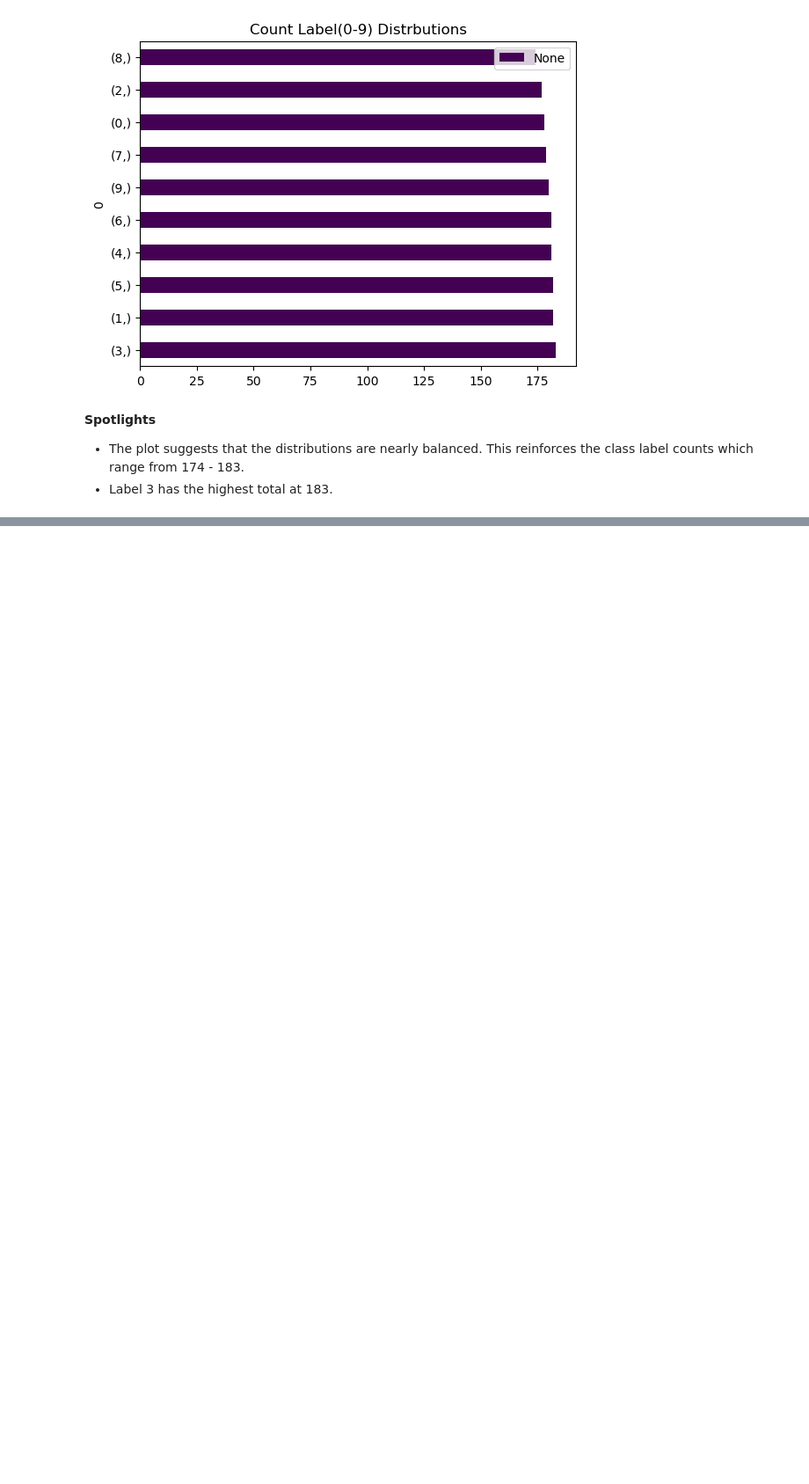
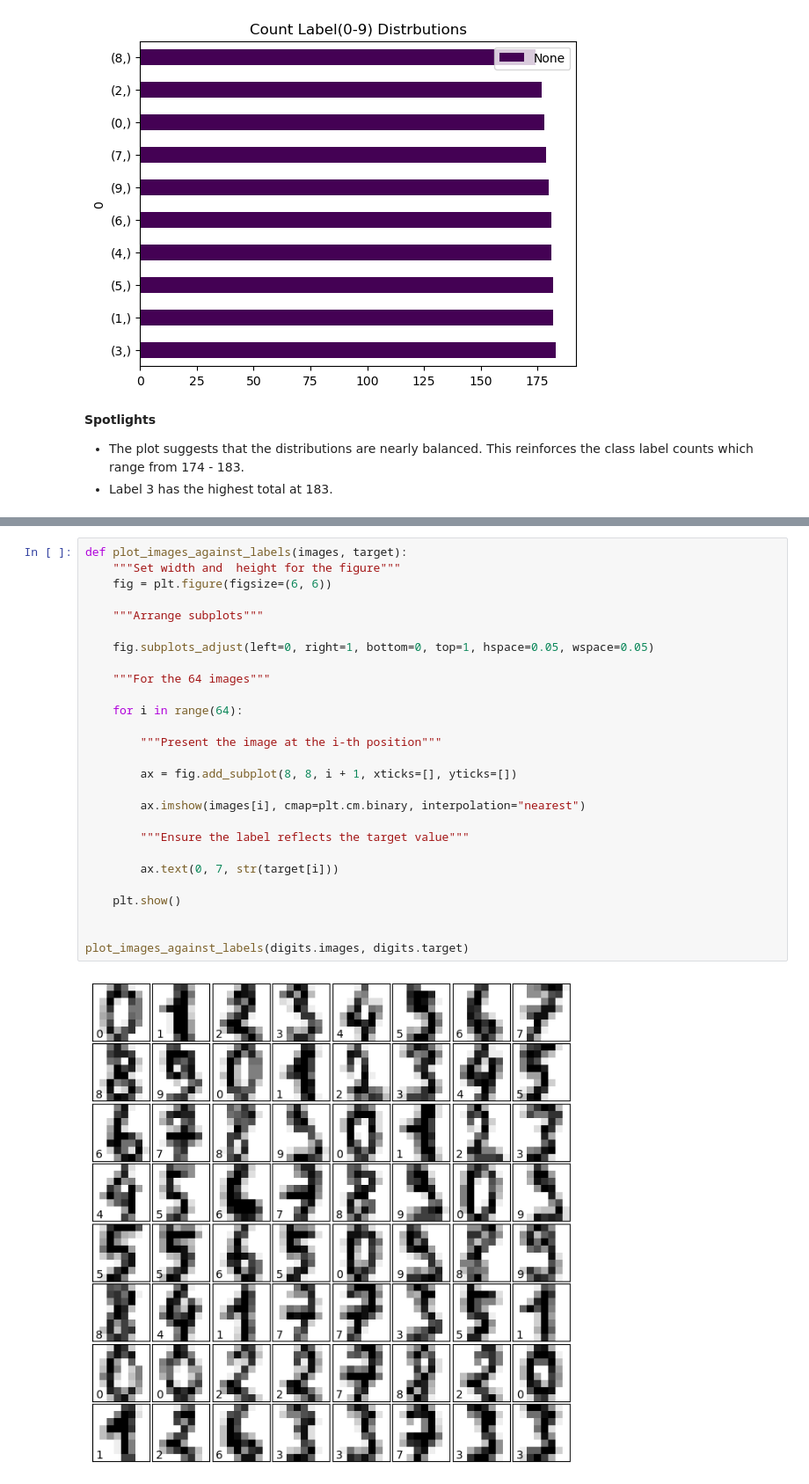
Before and after one commit to tyrantdavis/hand-writing-recognition-kmeans, a Jupyter notebook: recognition.ipynb, the cells around one changed output, grey strips where cells are left out. Shown: that part at 88% size. Cells and saved outputs as stored; diff of their text form; blank space fills up the shorter version.

```diff
--- a/recognition.ipynb
+++ b/recognition.ipynb
@@ -168,0 +196,29 @@ labels.value_counts(ascending=False).plot(
+# %%
+def plot_images_against_labels(images, target):
+    """Set width and  height for the figure"""
+    fig = plt.figure(figsize=(6, 6))
+
+    """Arrange subplots"""
+
+    fig.subplots_adjust(left=0, right=1, bottom=0, top=1, hspace=0.05, wspace=0.05)
+
+    """For the 64 images"""
+
+    for i in range(64):
+
+        """Present the image at the i-th position"""
+
+        ax = fig.add_subplot(8, 8, i + 1, xticks=[], yticks=[])
+
+        ax.imshow(images[i], cmap=plt.cm.binary, interpolation="nearest")
+
+        """Ensure the label reflects the target value"""
+
+        ax.text(0, 7, str(target[i]))
+
+    plt.show()
+
+
+plot_images_against_labels(digits.images, digits.target)
+# %% [output]
+[figure, added]
```
Also changed, not shown: parts of 6 cells of this notebook.
